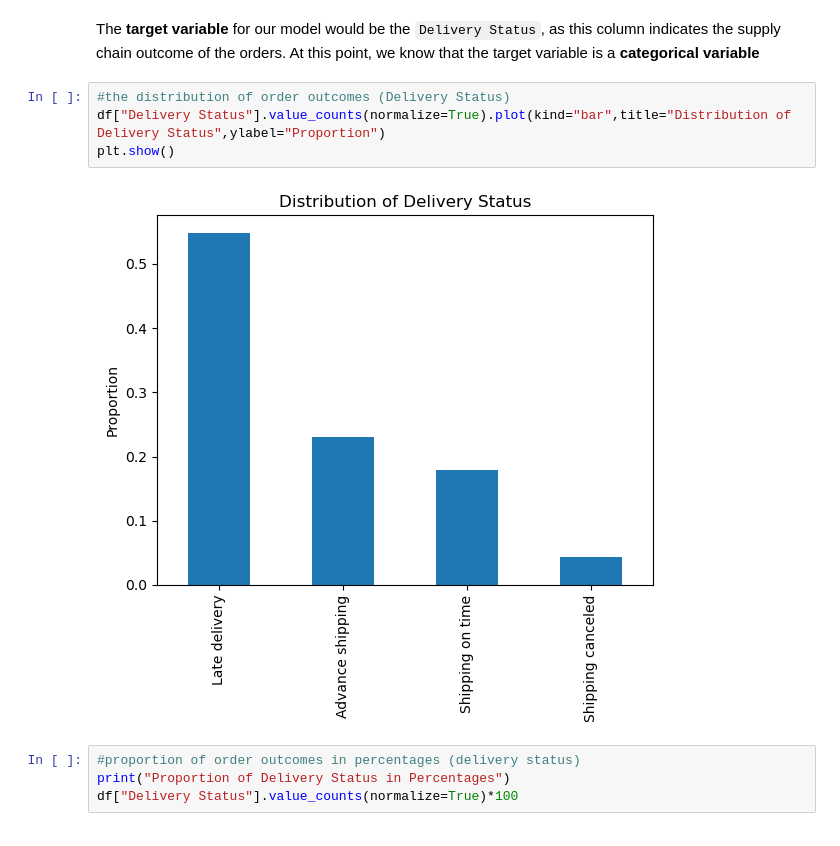
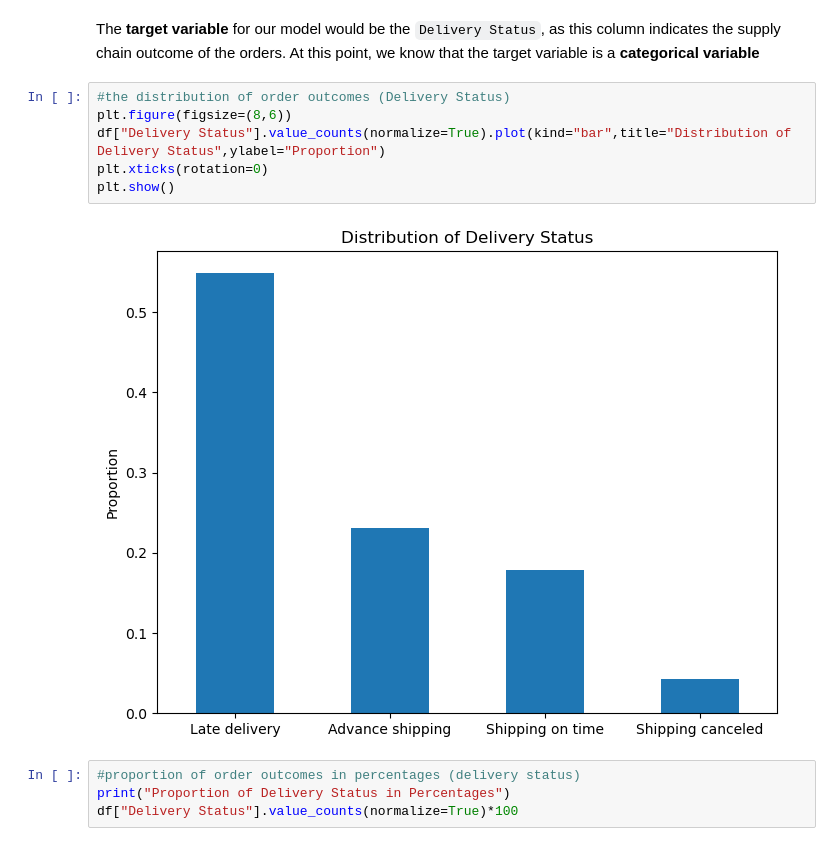
Before and after one commit to fpasaribu/Capstone-Project, a Jupyter notebook: Data Preparation and EDA.ipynb, the cells around one changed output. Drawn from its saved outputs; the diff is of its cells as text.

```diff
--- a/Data Preparation and EDA.ipynb
+++ b/Data Preparation and EDA.ipynb
@@ -470,10 +467,12 @@ Index(['Days for shipping (real)', 'Days for shipment (scheduled)',
 The **target variable** for our model would be the `Delivery Status`, as this column indicates the supply chain outcome of the orders. At this point, we know that the target variable is a **categorical variable**
 # %%
 #the distribution of order outcomes (Delivery Status)
+plt.figure(figsize=(8,6))
 df["Delivery Status"].value_counts(normalize=True).plot(kind="bar",title="Distribution of Delivery Status",ylabel="Proportion")
+plt.xticks(rotation=0)
 plt.show()
 # %% [output]
-[figure, old version]
+[figure, new version]
 # %%
 #proportion of order outcomes in percentages (delivery status)
 print("Proportion of Delivery Status in Percentages")
```
Also changed, not shown: parts of 13 cells of this notebook, 8 other files.
